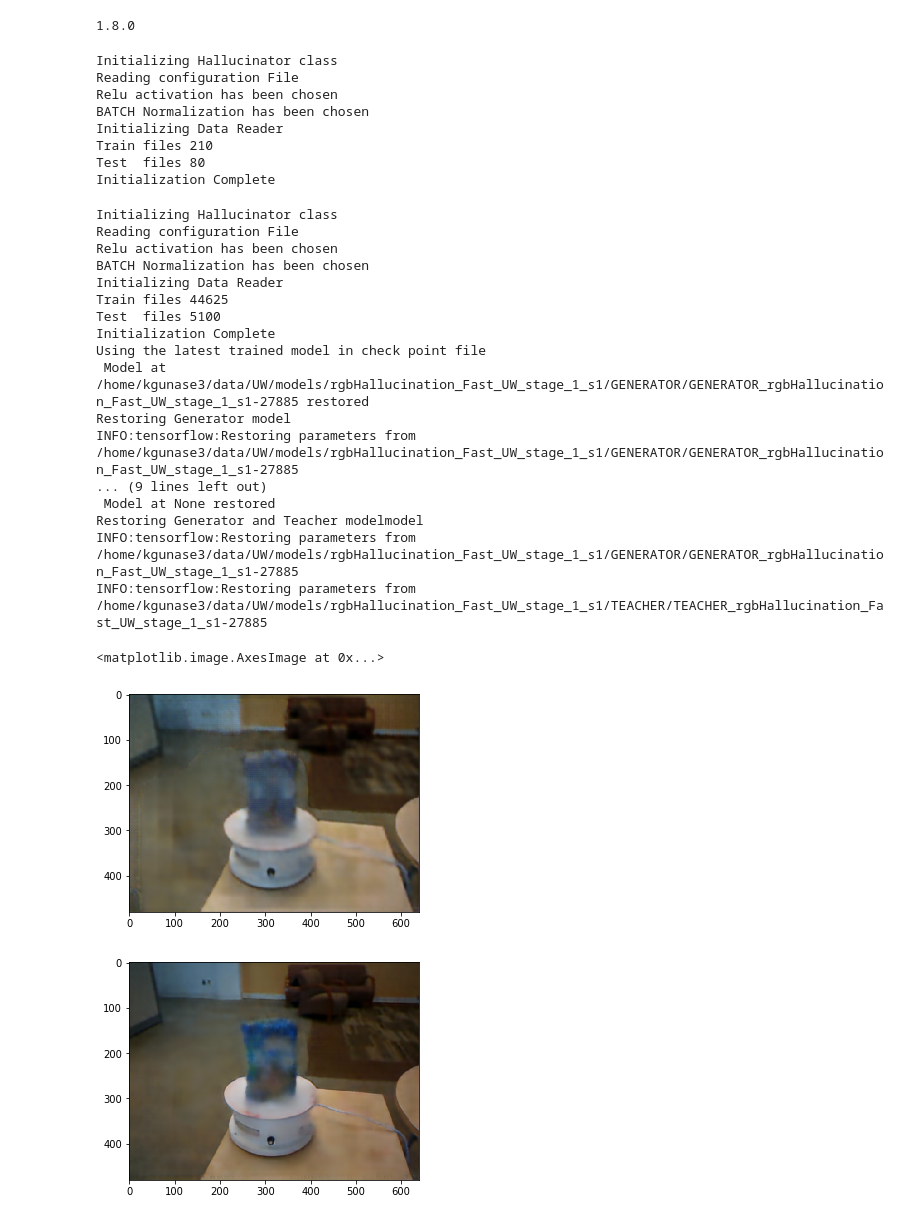
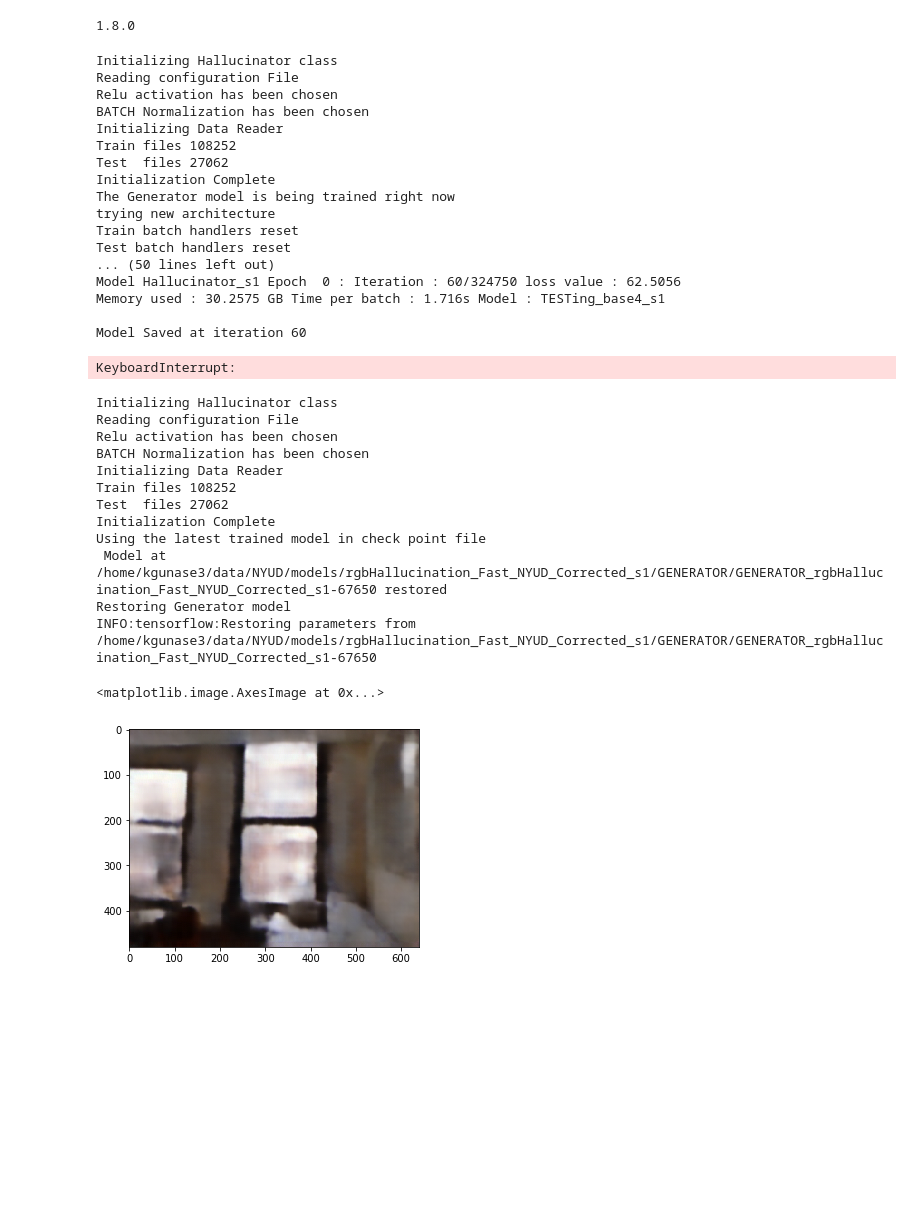
Before and after one commit to kausic94/Hallucination, a Jupyter notebook: src/RGBHallucinator.ipynb, the cells around one changed output. Cells and saved outputs as stored; diff of their text form; code cells hidden in the pictures; blank space fills up the shorter version.

Commit message:
New architecture implemented

```diff
--- a/src/RGBHallucinator.ipynb
+++ b/src/RGBHallucinator.ipynb
@@ -30,7 +31,8 @@ class Hallucinator ():
         self.filters = [64, 128, 256, 512]
         self.filters_m = [64, 128, 256, 512][::-1]
         self.filters_n = [64, 64, 128, 256][::-1]
-        self.continue_training = True
+        self.model = architecture([[(3,3),(11,11)],[(5,5),(7,7)],[(11,11),(9,9)]],[(3,3),(7,7),(11,11)])
+        self.continue_training = False
         if not os.path.exists(self.summary_writer_dir):
             os.makedirs(self.summary_writer_dir)
         if not os.path.exists(self.modelLocation):
@@ -144,7 +146,9 @@ class Hallucinator ():
 
             else :
                 with tf.variable_scope(self.generatorScope):
-                    self.outH,self.generatorEndpoints = linknet(self.inputs,num_classes =3,reuse = None,is_training = self.phase)#linkNet.build_model()
+                    print("trying new architecture")
+                    #self.outH,self.generatorEndpoints = linknet(self.inputs,num_classes =3,reuse = None,is_training = self.phase)#linkNet.build_model()
+                    self.outH = self.model.buildNetwork_base4(self.inputs,self.phase,"Hallucinator")
                 self.variables  = tf.get_collection(tf.GraphKeys.GLOBAL_VARIABLES,scope = self.generatorScope)
                 self.update_ops = tf.get_collection(tf.GraphKeys.UPDATE_OPS,scope = self.generatorScope)
 
@@ -182,7 +186,7 @@ class Hallucinator ():
 
         while not self.dataObj.epoch == self.maxEpoch :
             t1=time.time()
-            inp,gt =dataGrabber(True)
+            inp,gt =dataGrabber(False)
 #             import matplotlib.pyplot as plt
 #             plt.imshow(np.uint8(inp[0]))
 #             plt.figure()
@@ -407,7 +411,8 @@ class Hallucinator ():
 # %%
 if __name__=='__main__':
     tf.reset_default_graph()
-    H = Hallucinator('config_linknet_teacher_faster_finetune.ini',1,0)
+    H = Hallucinator('config_linknet_teacher_faster.ini',1,0)
+    H.train("GENERATOR")
     #print (H.teacherEndpoints.keys())
     #H.restoreModel("BOTH")
     #H.testAll("TEACHER")
@@ -424,45 +429,49 @@ Reading configuration File
 Relu activation has been chosen
 BATCH Normalization has been chosen
 Initializing Data Reader
-Train files 210
-Test  files 80
+Train files 108252
+Test  files 27062
 Initialization Complete
+The Generator model is being trained right now
+trying new architecture
+Train batch handlers reset
+Test batch handlers reset
+... (50 lines left out)
+Model Hallucinator_s1 Epoch  0 : Iteration : 60/324750 loss value : 62.5056
+Memory used : 30.2575 GB Time per batch : 1.716s Model : TESTing_base4_s1
+
+Model Saved at iteration 60
+KeyboardInterrupt:
 # %%
 import matplotlib.pyplot as plt
 tf.reset_default_graph()
-H = Hallucinator('config_linknet_teacher_faster_UW.ini',1,0)
-img = H.getHallucinatedImages(['/home/kgunase3/data/rgbd-dataset/food_box/food_box_8/food_box_8_1_217_depth.png'])
+H = Hallucinator('config_linknet_teacher_faster.ini',1,0)
+img = H.getHallucinatedImages(['/home/kgunase3/data/NYUD/RAW/Depth_new/D_120622.jpg'])
 i =img[0]
 plt.figure()
 plt.imshow(cv2.cvtColor(i,cv2.COLOR_BGR2RGB))
 
-tf.reset_default_graph()
-H = Hallucinator('config_linknet_teacher_faster_UW.ini',1,0)
-img = H.getReconstructedImage('/home/kgunase3/data/rgbd-dataset/food_box/food_box_8/food_box_8_1_217_depth.png')
-i =img[0]
-plt.figure()
-plt.imshow(cv2.cvtColor(i,cv2.COLOR_BGR2RGB))
+# tf.reset_default_graph()
+# H = Hallucinator('config_linknet_teacher_faster_UW.ini',1,0)
+# img = H.getReconstructedImage('/home/kgunase3/data/rgbd-dataset/food_box/food_box_8/food_box_8_1_217_depth.png')
+# i =img[0]
+# plt.figure()
+# plt.imshow(cv2.cvtColor(i,cv2.COLOR_BGR2RGB))
 # %% [output]
 Initializing Hallucinator class
 Reading configuration File
 Relu activation has been chosen
 BATCH Normalization has been chosen
 Initializing Data Reader
-Train files 44625
-Test  files 5100
+Train files 108252
+Test  files 27062
 Initialization Complete
 Using the latest trained model in check point file
- Model at /home/kgunase3/data/UW/models/rgbHallucination_Fast_UW_stage_1_s1/GENERATOR/GENERATOR_rgbHallucination_Fast_UW_stage_1_s1-27885 restored
+ Model at /home/kgunase3/data/NYUD/models/rgbHallucination_Fast_NYUD_Corrected_s1/GENERATOR/GENERATOR_rgbHallucination_Fast_NYUD_Corrected_s1-67650 restored
 Restoring Generator model
-INFO:tensorflow:Restoring parameters from /home/kgunase3/data/UW/models/rgbHallucination_Fast_UW_stage_1_s1/GENERATOR/GENERATOR_rgbHallucination_Fast_UW_stage_1_s1-27885
-... (9 lines left out)
- Model at None restored
-Restoring Generator and Teacher modelmodel
-INFO:tensorflow:Restoring parameters from /home/kgunase3/data/UW/models/rgbHallucination_Fast_UW_stage_1_s1/GENERATOR/GENERATOR_rgbHallucination_Fast_UW_stage_1_s1-27885
-INFO:tensorflow:Restoring parameters from /home/kgunase3/data/UW/models/rgbHallucination_Fast_UW_stage_1_s1/TEACHER/TEACHER_rgbHallucination_Fast_UW_stage_1_s1-27885
+INFO:tensorflow:Restoring parameters from /home/kgunase3/data/NYUD/models/rgbHallucination_Fast_NYUD_Corrected_s1/GENERATOR/GENERATOR_rgbHallucination_Fast_NYUD_Corrected_s1-67650
 <matplotlib.image.AxesImage at 0x...>
-[figure, old version]
+[figure, new version]
-[figure, removed]
 # %%
 img =cv2.imread('img_5001.png',-1)
 img = np.uint8((img/(2**16 -1))*255)
```
Also changed, not shown: parts of 1 cell of this notebook, 3 other files.
